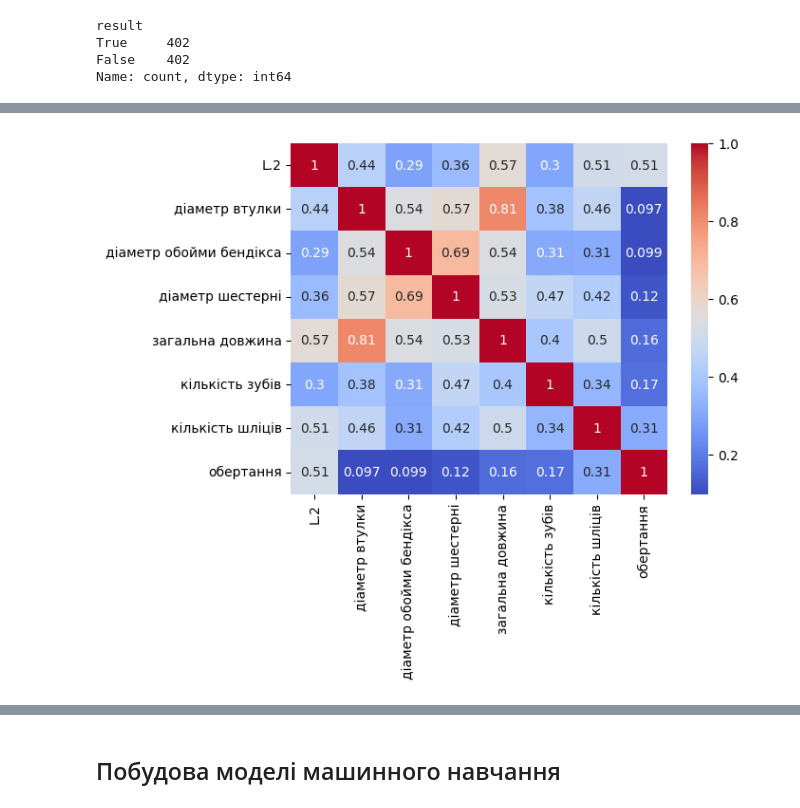
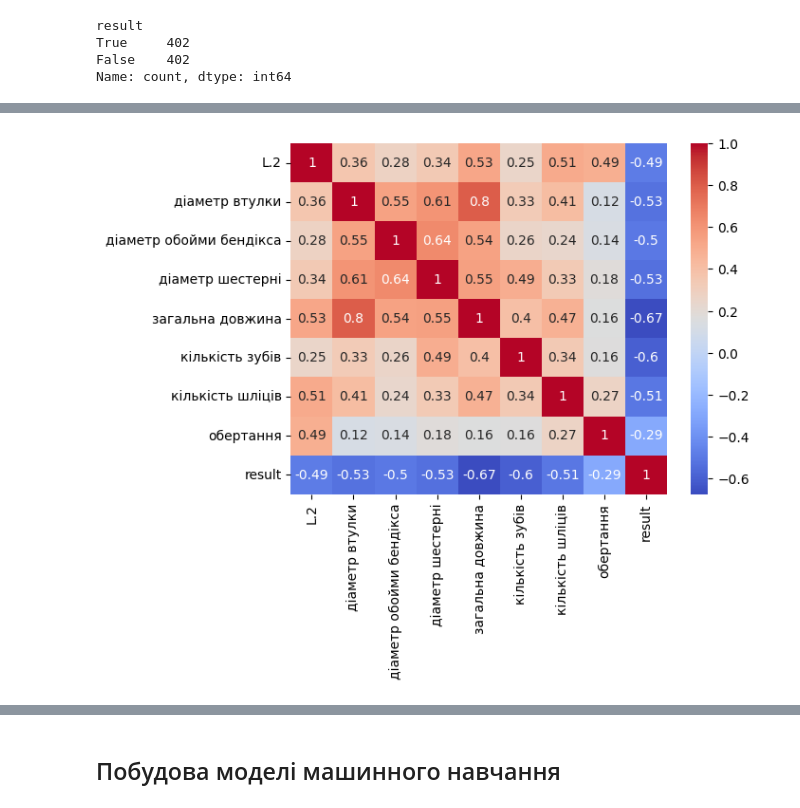
Before and after one commit to KonstantinKozhemiakin/ProjectDetectCross, a Jupyter notebook: project.ipynb, the cells around one changed output, grey strips where cells are left out. Saved outputs shown, nothing was run; the diff lists cells and outputs as text; code cells hidden in the pictures.

```diff
--- a/project.ipynb
+++ b/project.ipynb
@@ -444,8 +415,0 @@ for col in data.columns[start_col:end_col+1]:
-# %%
-# Виведемо кореляційну матрицю різниць параметрів
-cor = data.drop(['result', 'id_1', 'id_2'], axis=1)
-corr_matrix = cor.corr()
-sns.heatmap(corr_matrix, annot=True, cmap='coolwarm')
-plt.show()
-# %% [output]
-[figure, removed]
@@ -454,0 +416,9 @@ plt.show()
+# %%
+# Виведемо кореляційну матрицю різниць параметрів
+data_for_corr = data.drop(['id_1','id_2'], axis = 1)
+data_for_corr
+corr_matrix = data_for_corr.corr()
+sns.heatmap(corr_matrix, annot=True, cmap='coolwarm')
+plt.show()
+# %% [output]
+[figure, added]
```
Also changed, not shown: parts of 43 cells of this notebook, 1 other file.
